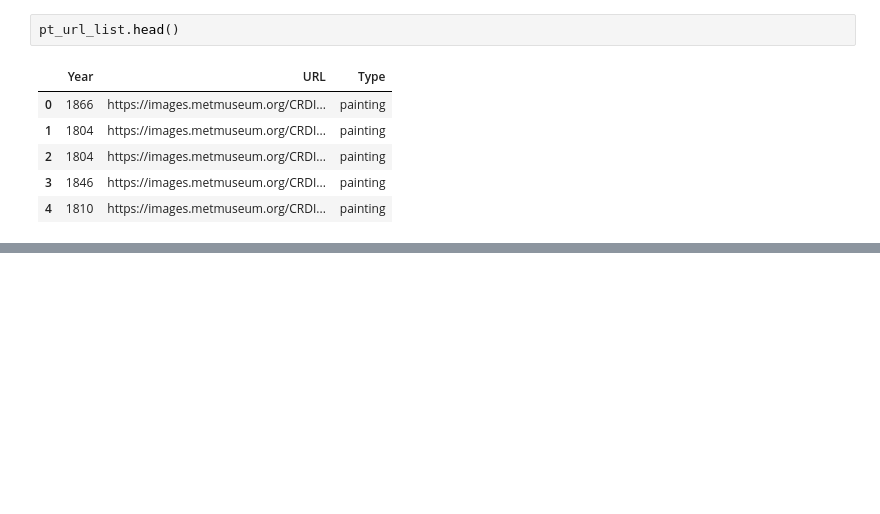
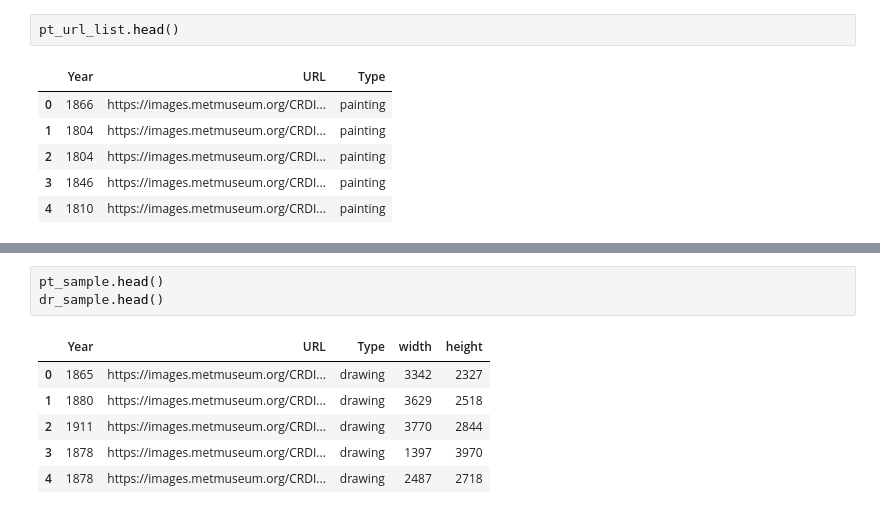
Before and after one commit to Seble-Al/DS_4002_Project3, a Jupyter notebook: SCRIPTS/proj_3_data_cleaning.ipynb, the cells around one changed output, grey strips where cells are left out. Drawn from its saved outputs; the diff is of its cells as text; blank space fills up the shorter version.

```diff
--- a/SCRIPTS/proj_3_data_cleaning.ipynb
+++ b/SCRIPTS/proj_3_data_cleaning.ipynb
@@ -128,0 +216,10 @@ pt_url_list.head()
+# %%
+pt_sample.head()
+dr_sample.head()
+# %% [output]
+|  | Year | URL | Type | width | height |
+| 0 | 1865 | https://images.metmuseum.org/CRDI... | drawing | 3342 | 2327 |
+| 1 | 1880 | https://images.metmuseum.org/CRDI... | drawing | 3629 | 2518 |
+| 2 | 1911 | https://images.metmuseum.org/CRDI... | drawing | 3770 | 2844 |
+| 3 | 1878 | https://images.metmuseum.org/CRDI... | drawing | 1397 | 3970 |
+| 4 | 1878 | https://images.metmuseum.org/CRDI... | drawing | 2487 | 2718 |
```
Also changed, not shown: parts of 5 cells of this notebook, 1 other file.
